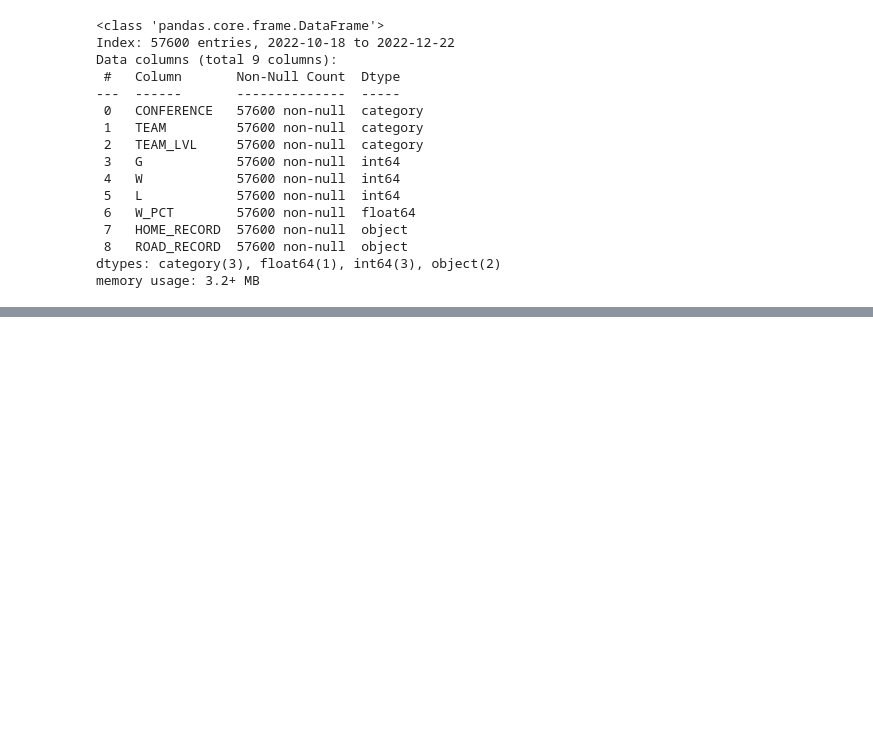
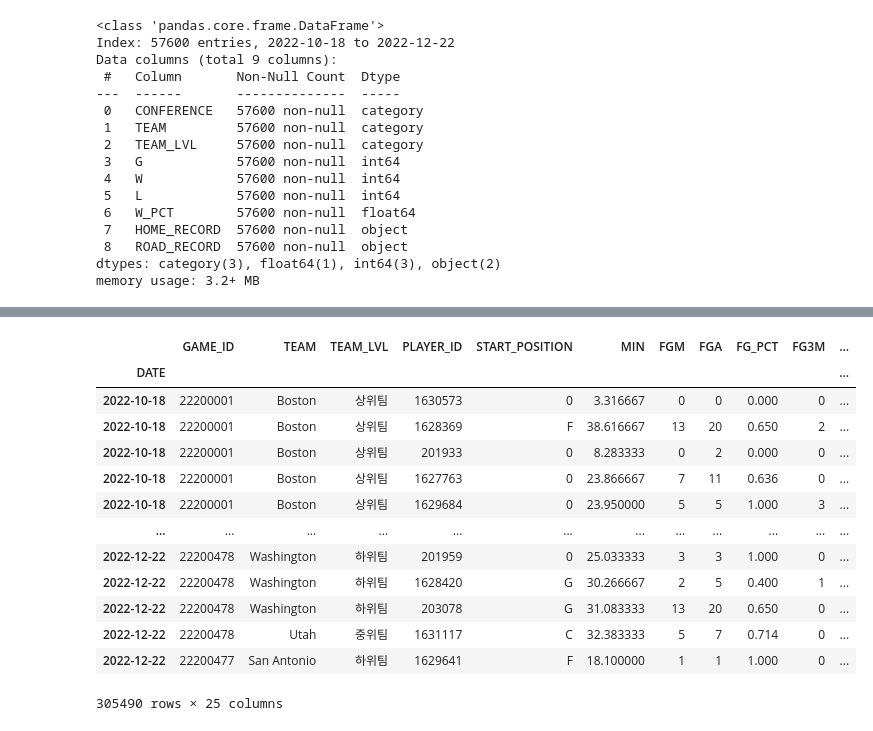
Before and after one commit to cye2020/Project1, a Jupyter notebook: src/analyze.ipynb, the cells around one changed output, grey strips where cells are left out. Drawn from its saved outputs; the diff is of its cells as text; code cells hidden in the pictures; blank space fills up the shorter version.

```diff
--- a/src/analyze.ipynb
+++ b/src/analyze.ipynb
@@ -64,0 +73,17 @@ memory usage: 3.2+ MB
+# %%
+games_details_regular
+# %% [output]
+|  | GAME_ID | TEAM | TEAM_LVL | PLAYER_ID | START_POSITION | MIN | FGM | FGA | FG_PCT | FG3M | ... |
+| DATE |  |  |  |  |  |  |  |  |  |  | ... |
+| 2022-10-18 | 22200001 | Boston | 상위팀 | 1630573 | 0 | 3.316667 | 0 | 0 | 0.000 | 0 | ... |
+| 2022-10-18 | 22200001 | Boston | 상위팀 | 1628369 | F | 38.616667 | 13 | 20 | 0.650 | 2 | ... |
+| 2022-10-18 | 22200001 | Boston | 상위팀 | 201933 | 0 | 8.283333 | 0 | 2 | 0.000 | 0 | ... |
+| 2022-10-18 | 22200001 | Boston | 상위팀 | 1627763 | 0 | 23.866667 | 7 | 11 | 0.636 | 0 | ... |
+| 2022-10-18 | 22200001 | Boston | 상위팀 | 1629684 | 0 | 23.950000 | 5 | 5 | 1.000 | 3 | ... |
+| ... | ... | ... | ... | ... | ... | ... | ... | ... | ... | ... | ... |
+| 2022-12-22 | 22200478 | Washington | 하위팀 | 201959 | 0 | 25.033333 | 3 | 3 | 1.000 | 0 | ... |
+| 2022-12-22 | 22200478 | Washington | 하위팀 | 1628420 | G | 30.266667 | 2 | 5 | 0.400 | 1 | ... |
+| 2022-12-22 | 22200478 | Washington | 하위팀 | 203078 | G | 31.083333 | 13 | 20 | 0.650 | 0 | ... |
+| 2022-12-22 | 22200478 | Utah | 중위팀 | 1631117 | C | 32.383333 | 5 | 7 | 0.714 | 0 | ... |
+| 2022-12-22 | 22200477 | San Antonio | 하위팀 | 1629641 | F | 18.100000 | 1 | 1 | 1.000 | 0 | ... |
+305490 rows × 25 columns
```
Also changed, not shown: parts of 3 cells of this notebook, 9 other files.
